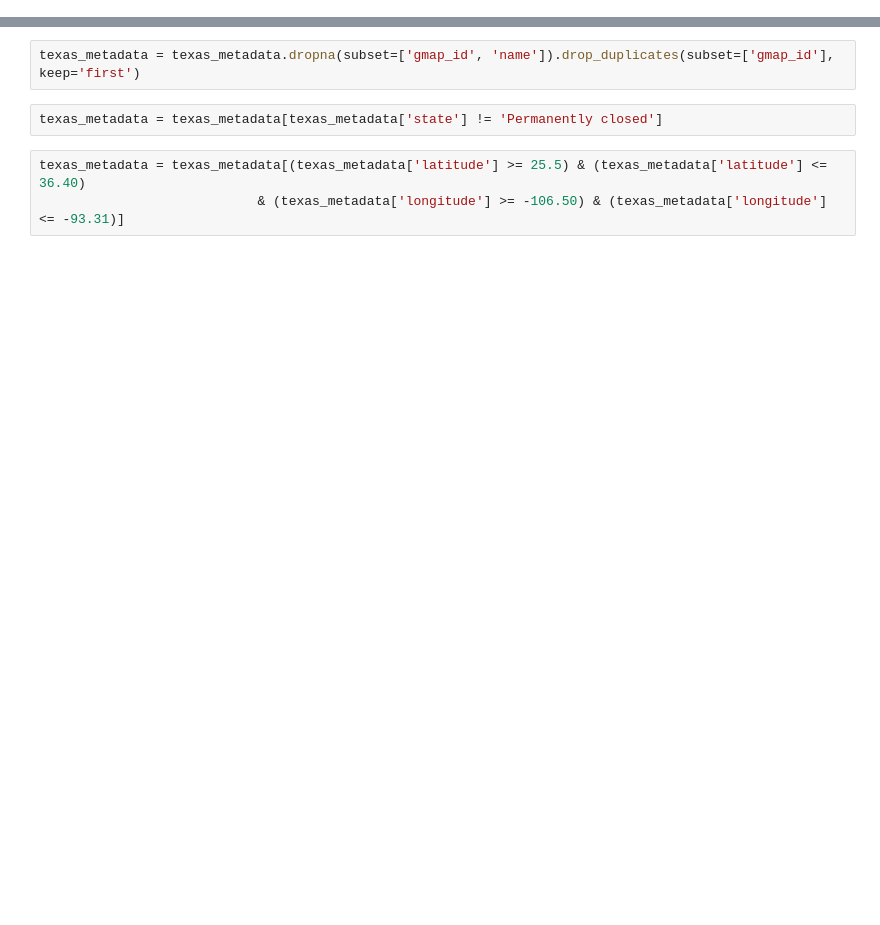
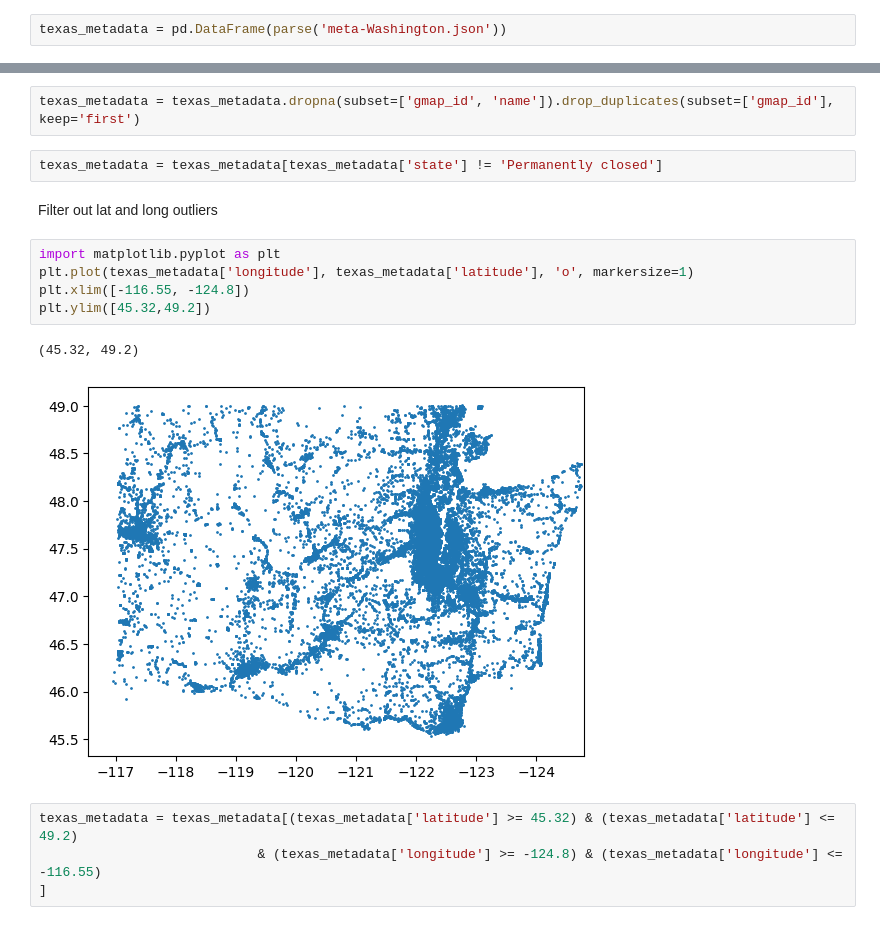
Before and after one commit to Dhrutube/DS3-LocalLens, a Jupyter notebook: Normalizing_Review_Culture.ipynb, the cells around one changed output, grey strips where cells are left out. Saved outputs shown, nothing was run; the diff lists cells and outputs as text; blank space fills up the shorter version.

```diff
--- a/Normalizing_Review_Culture.ipynb
+++ b/Normalizing_Review_Culture.ipynb
@@ -33 +43,3 @@ texas_reviews = pd.DataFrame(parse_first_n("review-Texas.json", n=1000000)) # is
 #add more or less reviews depending on how well tableu responds to the data.
+# %%
+texas_metadata = pd.DataFrame(parse('meta-Washington.json'))
@@ -37,9 +99,20 @@ texas_reviews = texas_reviews.dropna(subset=['rating']) # Drop rows where 'ratin
 texas_metadata = texas_metadata.dropna(subset=['gmap_id', 'name']).drop_duplicates(subset=['gmap_id'], keep='first')
 # %%
 texas_metadata = texas_metadata[texas_metadata['state'] != 'Permanently closed']
+# %% [markdown]
+Filter out lat and long outliers
+# %%
+import matplotlib.pyplot as plt
+plt.plot(texas_metadata['longitude'], texas_metadata['latitude'], 'o', markersize=1)
+plt.xlim([-116.55, -124.8])
+plt.ylim([45.32,49.2])
+# %% [output]
+(45.32, 49.2)
+[figure, added]
 # %%
-texas_metadata = texas_metadata[(texas_metadata['latitude'] >= 25.5) & (texas_metadata['latitude'] <= 36.40)
-                            & (texas_metadata['longitude'] >= -106.50) & (texas_metadata['longitude'] <= -93.31)]
+texas_metadata = texas_metadata[(texas_metadata['latitude'] >= 45.32) & (texas_metadata['latitude'] <= 49.2)
+                            & (texas_metadata['longitude'] >= -124.8) & (texas_metadata['longitude'] <= -116.55)
+]
 # %%
 texas_metadata.shape[0]
 # %% [output]
```
Also changed, not shown: parts of 61 cells of this notebook.
